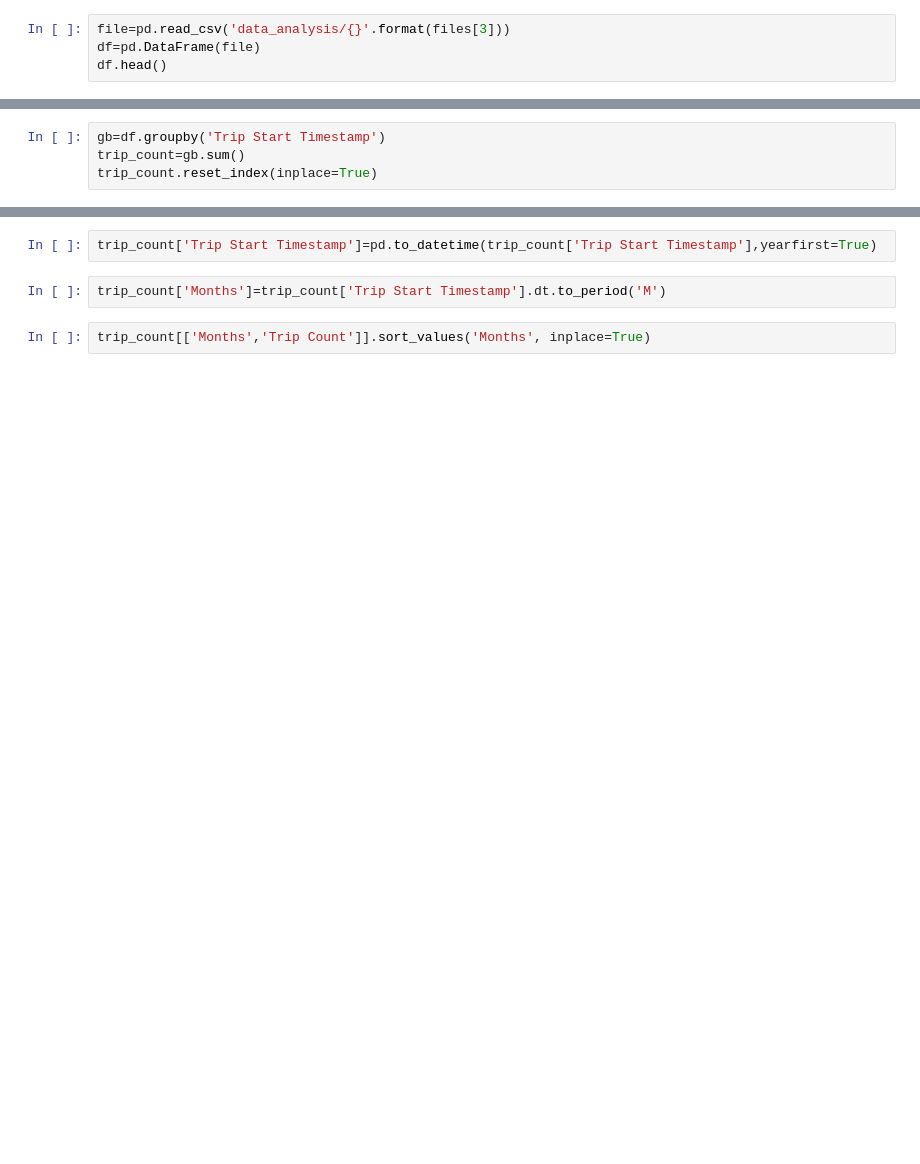
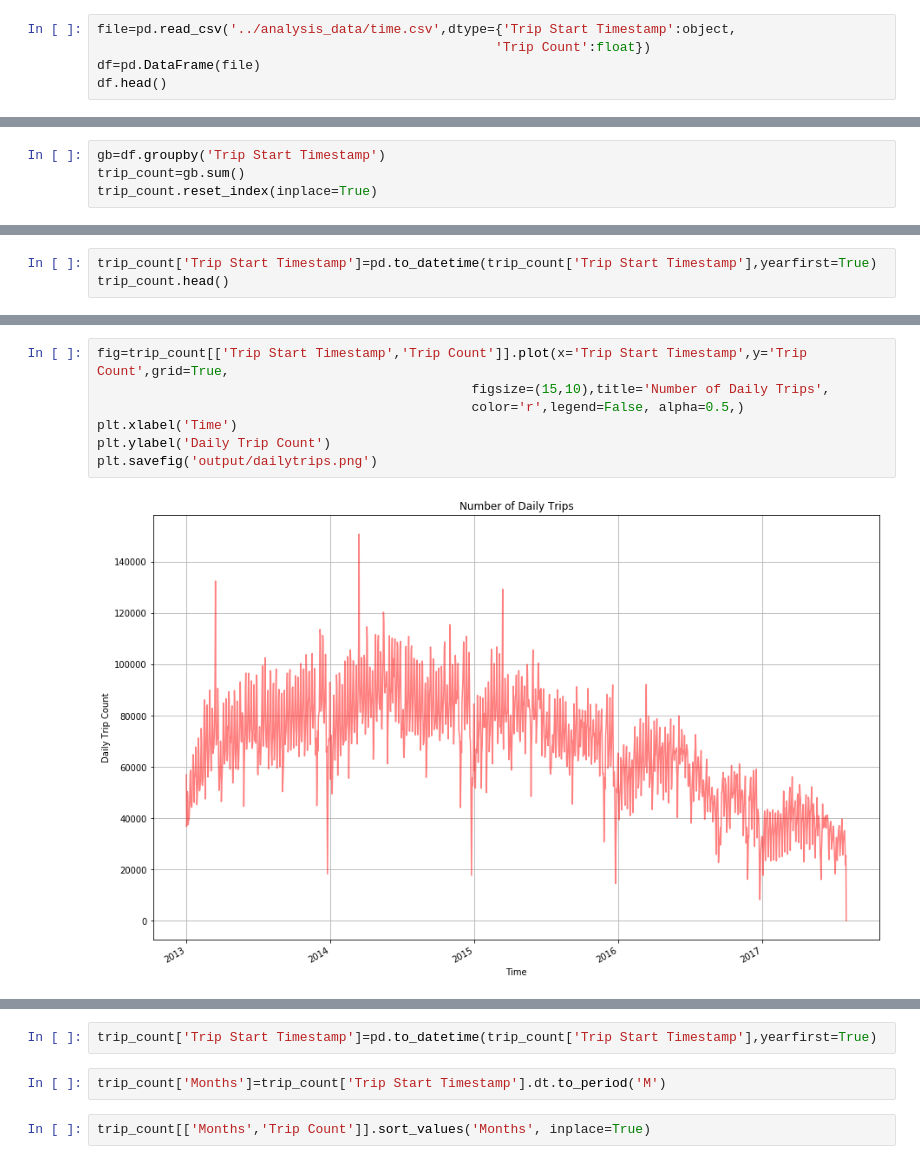
Before and after one commit to vineethgithub2311/project-one, a Jupyter notebook: Trips.ipynb, the cells around one changed output, grey strips where cells are left out. Drawn from its saved outputs; the diff is of its cells as text; blank space fills up the shorter version.

Commit message:
Added explanation for the charts, and added some more graphs

```diff
--- a/Trips.ipynb
+++ b/Trips.ipynb
@@ -7,4 +26,5 @@ files
 # %%
-file=pd.read_csv('data_analysis/{}'.format(files[3]))
+file=pd.read_csv('../analysis_data/time.csv',dtype={'Trip Start Timestamp':object,
+                                                   'Trip Count':float})
 df=pd.DataFrame(file)
 df.head()
@@ -19,0 +52,3 @@ trip_count.head(50)
+# %%
+trip_count['Trip Start Timestamp']=pd.to_datetime(trip_count['Trip Start Timestamp'],yearfirst=True)
+trip_count.head()
@@ -19,0 +62,9 @@ trip_count.head(50)
+# %%
+fig=trip_count[['Trip Start Timestamp','Trip Count']].plot(x='Trip Start Timestamp',y='Trip Count',grid=True,
+                                                figsize=(15,10),title='Number of Daily Trips',
+                                                color='r',legend=False, alpha=0.5,)
+plt.xlabel('Time')
+plt.ylabel('Daily Trip Count')
+plt.savefig('output/dailytrips.png')
+# %% [output]
+[figure, added]
```
Also changed, not shown: parts of 12 cells of this notebook, 6 other files.
